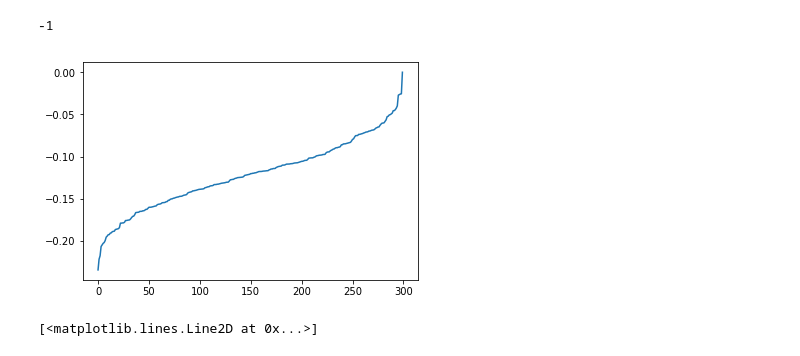
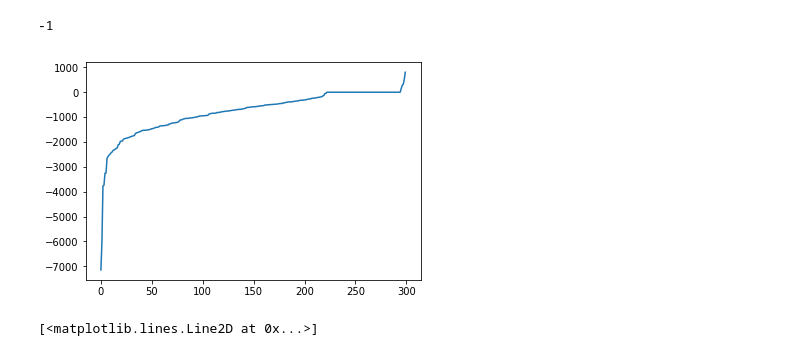
Before and after one commit to a1k0n/cycloid, a Jupyter notebook: design/coneslam/pf360.ipynb, the cells around one changed output. Cells and saved outputs as stored; diff of their text form; code cells hidden in the pictures.

```diff
--- a/design/coneslam/pf360.ipynb
+++ b/design/coneslam/pf360.ipynb
@@ -15,11 +12,11 @@ import params
 import time
 # %%
 
-m1 = pf360.camcal(320, 240, 10, -5)
+m1 = pf360.camcal(320, 240, 10, -5, -np.pi/4, 2*np.pi - np.pi/4)
 ym1, ym2 = cv2.convertMaps(m1*2, None, cv2.CV_16SC2)
 uvm1, uvm2 = cv2.convertMaps(m1, None, cv2.CV_16SC2)
 
-m2 = pf360.camcal(640, 480, 300, -100, np.pi, -np.pi)
+m2 = pf360.camcal(640, 480, 300, -100, np.pi - np.pi/4, -np.pi - np.pi/4)
 m2a, m2b = cv2.convertMaps(m2, None, cv2.CV_16SC2)
 # %%
 def yuvremap(yuv):
@@ -95,7 +92,7 @@ def frameloop():
         activation = np.sum(activation, axis=0)
         thr[:, np.argmax(activation)] = 255
 
-        LL, coneangle = pf360.likelihood(X, activation)
+        LL, coneangle, _ = pf360.likelihood(X, activation)
         conex = coneangle.astype(np.int) % len(activation)
         #thr[np.random.randint(4, size=300*5).astype(np.int) + 10, conex.reshape(-1)] = 255
         hist = np.zeros(thr.shape[1])
@@ -140,34 +137,34 @@ def frameloop():
         axes = np.sqrt(V) / a
         angle = -np.arctan2(U[0, 1], U[0, 0]) * 180 / np.pi
         cv2.ellipse(mapview, (int(x0), -int(y0)), (int(axes[0]), int(axes[1])),
                     angle, 0, 360, (0, 0, 220), 1)
         cv2.circle(mapview, (int(x0), -int(y0)), 3, (0, 0, 220), 2)
         cv2.line(mapview, (int(x0), -int(y0)), (int(x0+dx), -int(y0+dy)), (0, 0, 220), 2)
 
         for l in range(len(L)):
             lxy = (int(L[l, 0]/a), -int(L[l, 1]/a))
             cv2.circle(mapview, lxy, 3, (0, 128, 255), 3)
             cv2.putText(mapview, "%d" % l, (lxy[0] + 3, lxy[1] + 3), cv2.FONT_HERSHEY_SIMPLEX, 0.6, (0, 0, 0), 1, cv2.LINE_AA)
 
         cv2.putText(mapview, tstring, (20, 30), cv2.FONT_HERSHEY_SIMPLEX, 0.5, (255, 255, 255), 1, cv2.LINE_AA)
         cv2.imshow("map", mapview)
 
         k = cv2.waitKey()
         if k == ord('q'):
             break
             ts
     return X, activation, LL
 
 
 X, activation, LL = frameloop()
 #plt.plot(activation)
 plt.plot(np.sort(LL))
 
 cv2.destroyAllWindows()
 cv2.waitKey(1)
 # %% [output]
 -1
-[figure, old version]
+[figure, new version]
 # %%
 plt.plot(activation)
 # %% [output]
```
Also changed, not shown: parts of 1 cell of this notebook.
